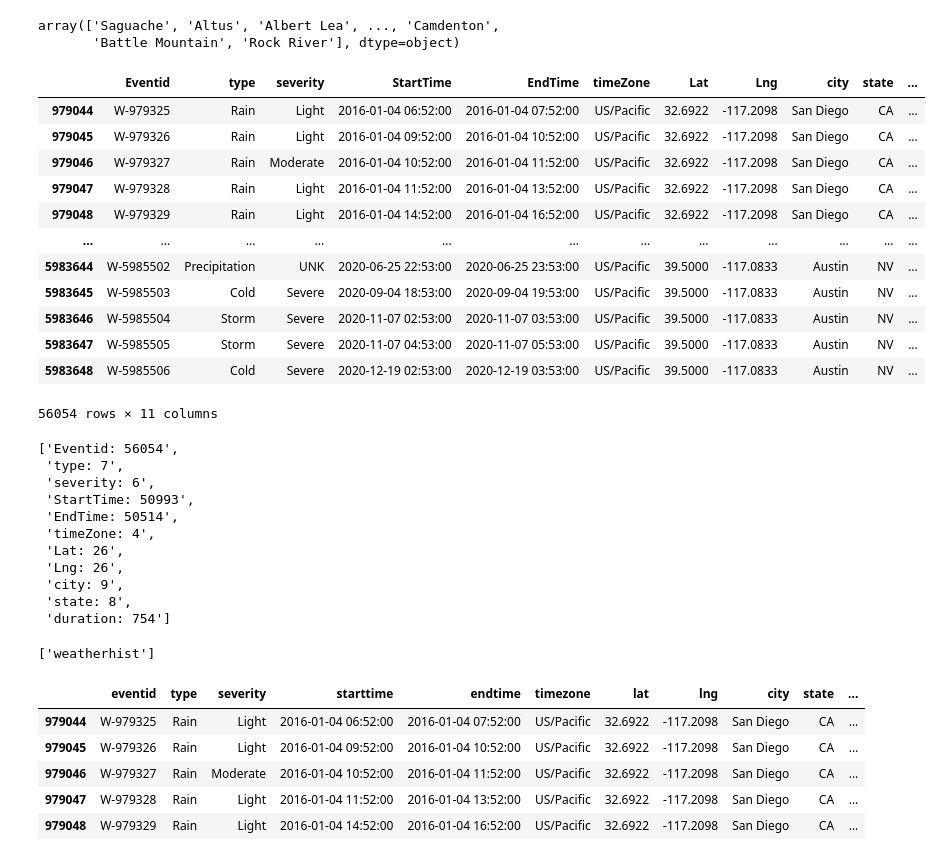
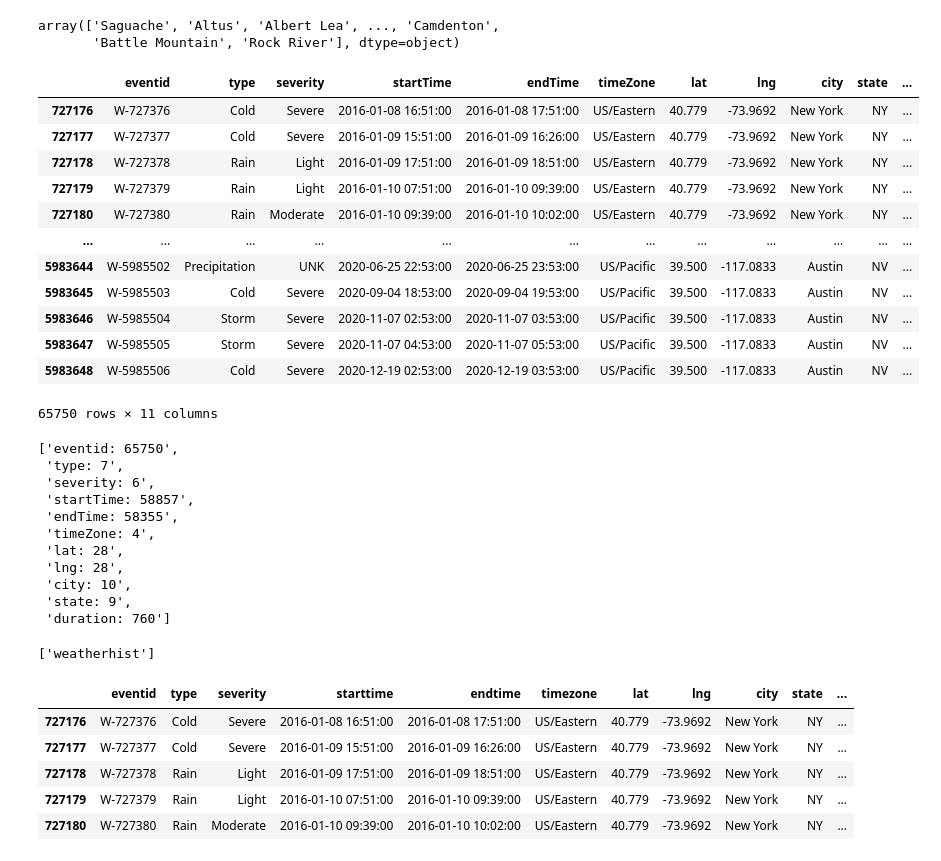
Before and after one commit to Fescamil1/Project3_Group4, a Jupyter notebook: Weather_project3 .ipynb, the cells around one changed output. Cells and saved outputs as stored; diff of their text form; code cells hidden in the pictures.

```diff
--- a/Weather_project3 .ipynb
+++ b/Weather_project3 .ipynb
@@ -140,37 +140,37 @@ array(['Saguache', 'Altus', 'Albert Lea', ..., 'Camdenton',
        'Battle Mountain', 'Rock River'], dtype=object)
 # %%
 #selecting the cities
-new_df = df.loc[df['city'].isin(['New York City', 'Los Angeles', 'Chicago', 'Houston', 'Phoenix', 'Philadelphia', 'San Antonio', 'San Diego', 'Dallas','Austin'])]
+new_df = df.loc[df['city'].isin(['New York', 'Los Angeles', 'Chicago', 'Houston', 'Phoenix', 'Philadelphia', 'San Antonio', 'San Diego', 'Dallas','Austin'])]
 new_df
 # %% [output]
-|  | Eventid | type | severity | StartTime | EndTime | timeZone | Lat | Lng | city | state | ... |
-| 979044 | W-979325 | Rain | Light | 2016-01-04 06:52:00 | 2016-01-04 07:52:00 | US/Pacific | 32.6922 | -117.2098 | San Diego | CA | ... |
-| 979045 | W-979326 | Rain | Light | 2016-01-04 09:52:00 | 2016-01-04 10:52:00 | US/Pacific | 32.6922 | -117.2098 | San Diego | CA | ... |
-| 979046 | W-979327 | Rain | Moderate | 2016-01-04 10:52:00 | 2016-01-04 11:52:00 | US/Pacific | 32.6922 | -117.2098 | San Diego | CA | ... |
-| 979047 | W-979328 | Rain | Light | 2016-01-04 11:52:00 | 2016-01-04 13:52:00 | US/Pacific | 32.6922 | -117.2098 | San Diego | CA | ... |
-| 979048 | W-979329 | Rain | Light | 2016-01-04 14:52:00 | 2016-01-04 16:52:00 | US/Pacific | 32.6922 | -117.2098 | San Diego | CA | ... |
+|  | eventid | type | severity | startTime | endTime | timeZone | lat | lng | city | state | ... |
+| 727176 | W-727376 | Cold | Severe | 2016-01-08 16:51:00 | 2016-01-08 17:51:00 | US/Eastern | 40.779 | -73.9692 | New York | NY | ... |
+| 727177 | W-727377 | Cold | Severe | 2016-01-09 15:51:00 | 2016-01-09 16:26:00 | US/Eastern | 40.779 | -73.9692 | New York | NY | ... |
+| 727178 | W-727378 | Rain | Light | 2016-01-09 17:51:00 | 2016-01-09 18:51:00 | US/Eastern | 40.779 | -73.9692 | New York | NY | ... |
+| 727179 | W-727379 | Rain | Light | 2016-01-10 07:51:00 | 2016-01-10 09:39:00 | US/Eastern | 40.779 | -73.9692 | New York | NY | ... |
+| 727180 | W-727380 | Rain | Moderate | 2016-01-10 09:39:00 | 2016-01-10 10:02:00 | US/Eastern | 40.779 | -73.9692 | New York | NY | ... |
 | ... | ... | ... | ... | ... | ... | ... | ... | ... | ... | ... | ... |
-| 5983644 | W-5985502 | Precipitation | UNK | 2020-06-25 22:53:00 | 2020-06-25 23:53:00 | US/Pacific | 39.5000 | -117.0833 | Austin | NV | ... |
-| 5983645 | W-5985503 | Cold | Severe | 2020-09-04 18:53:00 | 2020-09-04 19:53:00 | US/Pacific | 39.5000 | -117.0833 | Austin | NV | ... |
-| 5983646 | W-5985504 | Storm | Severe | 2020-11-07 02:53:00 | 2020-11-07 03:53:00 | US/Pacific | 39.5000 | -117.0833 | Austin | NV | ... |
-| 5983647 | W-5985505 | Storm | Severe | 2020-11-07 04:53:00 | 2020-11-07 05:53:00 | US/Pacific | 39.5000 | -117.0833 | Austin | NV | ... |
-| 5983648 | W-5985506 | Cold | Severe | 2020-12-19 02:53:00 | 2020-12-19 03:53:00 | US/Pacific | 39.5000 | -117.0833 | Austin | NV | ... |
+| 5983644 | W-5985502 | Precipitation | UNK | 2020-06-25 22:53:00 | 2020-06-25 23:53:00 | US/Pacific | 39.500 | -117.0833 | Austin | NV | ... |
+| 5983645 | W-5985503 | Cold | Severe | 2020-09-04 18:53:00 | 2020-09-04 19:53:00 | US/Pacific | 39.500 | -117.0833 | Austin | NV | ... |
+| 5983646 | W-5985504 | Storm | Severe | 2020-11-07 02:53:00 | 2020-11-07 03:53:00 | US/Pacific | 39.500 | -117.0833 | Austin | NV | ... |
+| 5983647 | W-5985505 | Storm | Severe | 2020-11-07 04:53:00 | 2020-11-07 05:53:00 | US/Pacific | 39.500 | -117.0833 | Austin | NV | ... |
+| 5983648 | W-5985506 | Cold | Severe | 2020-12-19 02:53:00 | 2020-12-19 03:53:00 | US/Pacific | 39.500 | -117.0833 | Austin | NV | ... |
-56054 rows × 11 columns
+65750 rows × 11 columns
 # %%
 #checking for unique event IDs
 [f"{x}: {new_df[x].nunique()}" for x in new_df.columns]
 # %% [output]
-['Eventid: 56054',
+['eventid: 65750',
  'type: 7',
  'severity: 6',
- 'StartTime: 50993',
- 'EndTime: 50514',
+ 'startTime: 58857',
+ 'endTime: 58355',
  'timeZone: 4',
- 'Lat: 26',
- 'Lng: 26',
- 'city: 9',
- 'state: 8',
- 'duration: 754']
+ 'lat: 28',
+ 'lng: 28',
+ 'city: 10',
+ 'state: 9',
+ 'duration: 760']
 # %%
 #dependency to connect with sql alchelmy
 from sqlalchemy import create_engine
@@ -189,11 +189,11 @@ new_df.columns= new_df.columns.str.lower()
 new_df.head()
 # %% [output]
 |  | eventid | type | severity | starttime | endtime | timezone | lat | lng | city | state | ... |
-| 979044 | W-979325 | Rain | Light | 2016-01-04 06:52:00 | 2016-01-04 07:52:00 | US/Pacific | 32.6922 | -117.2098 | San Diego | CA | ... |
-| 979045 | W-979326 | Rain | Light | 2016-01-04 09:52:00 | 2016-01-04 10:52:00 | US/Pacific | 32.6922 | -117.2098 | San Diego | CA | ... |
-| 979046 | W-979327 | Rain | Moderate | 2016-01-04 10:52:00 | 2016-01-04 11:52:00 | US/Pacific | 32.6922 | -117.2098 | San Diego | CA | ... |
-| 979047 | W-979328 | Rain | Light | 2016-01-04 11:52:00 | 2016-01-04 13:52:00 | US/Pacific | 32.6922 | -117.2098 | San Diego | CA | ... |
-| 979048 | W-979329 | Rain | Light | 2016-01-04 14:52:00 | 2016-01-04 16:52:00 | US/Pacific | 32.6922 | -117.2098 | San Diego | CA | ... |
+| 727176 | W-727376 | Cold | Severe | 2016-01-08 16:51:00 | 2016-01-08 17:51:00 | US/Eastern | 40.779 | -73.9692 | New York | NY | ... |
+| 727177 | W-727377 | Cold | Severe | 2016-01-09 15:51:00 | 2016-01-09 16:26:00 | US/Eastern | 40.779 | -73.9692 | New York | NY | ... |
+| 727178 | W-727378 | Rain | Light | 2016-01-09 17:51:00 | 2016-01-09 18:51:00 | US/Eastern | 40.779 | -73.9692 | New York | NY | ... |
+| 727179 | W-727379 | Rain | Light | 2016-01-10 07:51:00 | 2016-01-10 09:39:00 | US/Eastern | 40.779 | -73.9692 | New York | NY | ... |
+| 727180 | W-727380 | Rain | Moderate | 2016-01-10 09:39:00 | 2016-01-10 10:02:00 | US/Eastern | 40.779 | -73.9692 | New York | NY | ... |
 # %%
 new_df.to_sql(name='weatherhist', con=engine, if_exists='append', index=False)
 # %%
```
Also changed, not shown: parts of 1 cell of this notebook, 1 other file.
